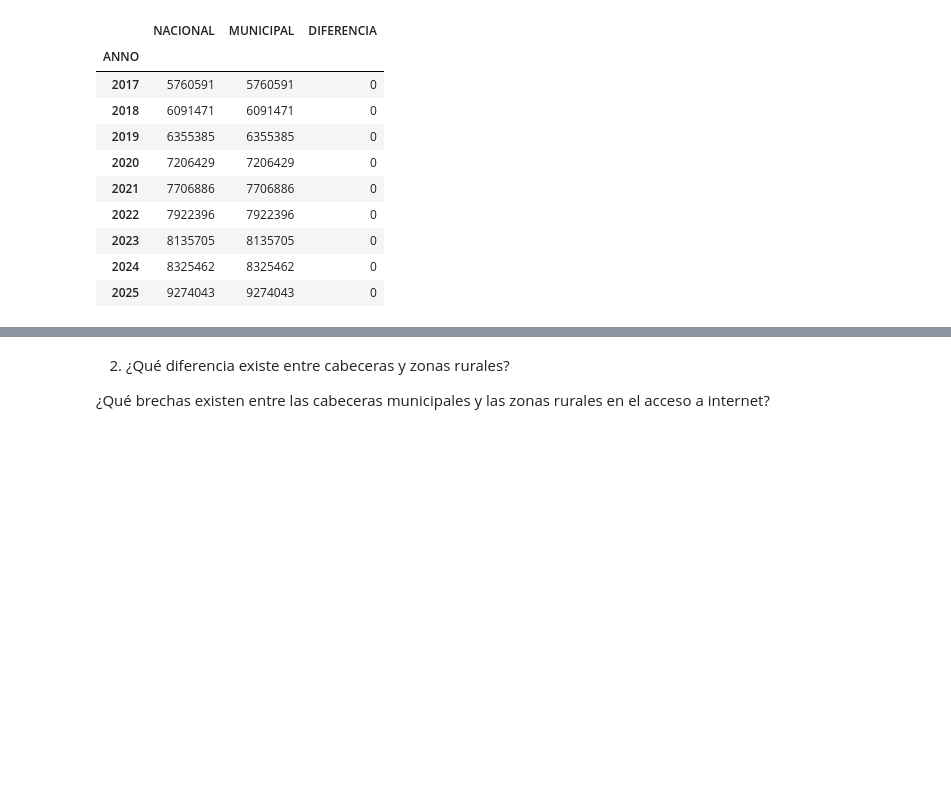
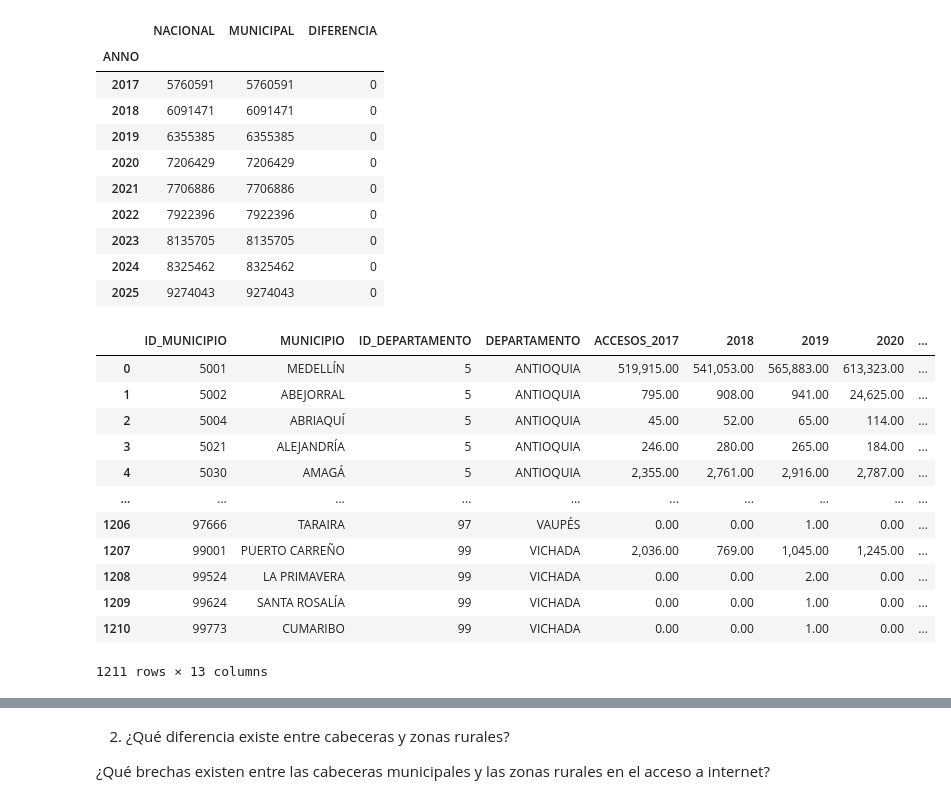
Before and after one commit to juanchocor/Colombia_en_datos, a Jupyter notebook: episodios/004_conectividad_brechas/notebooks/002_respuestas_y_graficos.ipynb, the cells around one changed output, grey strips where cells are left out. Cells and saved outputs as stored; diff of their text form; code cells hidden in the pictures; blank space fills up the shorter version.

```diff
--- a/episodios/004_conectividad_brechas/notebooks/002_respuestas_y_graficos.ipynb
+++ b/episodios/004_conectividad_brechas/notebooks/002_respuestas_y_graficos.ipynb
@@ -429,3 +429,19 @@ comparacion
 | 2023 | 8135705 | 8135705 | 0 |
 | 2024 | 8325462 | 8325462 | 0 |
 | 2025 | 9274043 | 9274043 | 0 |
+# %%
+municipios_pivot
+# %% [output]
+|  | ID_MUNICIPIO | MUNICIPIO | ID_DEPARTAMENTO | DEPARTAMENTO | ACCESOS_2017 | 2018 | 2019 | 2020 | ... |
+| 0 | 5001 | MEDELLÍN | 5 | ANTIOQUIA | 519,915.00 | 541,053.00 | 565,883.00 | 613,323.00 | ... |
+| 1 | 5002 | ABEJORRAL | 5 | ANTIOQUIA | 795.00 | 908.00 | 941.00 | 24,625.00 | ... |
+| 2 | 5004 | ABRIAQUÍ | 5 | ANTIOQUIA | 45.00 | 52.00 | 65.00 | 114.00 | ... |
+| 3 | 5021 | ALEJANDRÍA | 5 | ANTIOQUIA | 246.00 | 280.00 | 265.00 | 184.00 | ... |
+| 4 | 5030 | AMAGÁ | 5 | ANTIOQUIA | 2,355.00 | 2,761.00 | 2,916.00 | 2,787.00 | ... |
+| ... | ... | ... | ... | ... | ... | ... | ... | ... | ... |
+| 1206 | 97666 | TARAIRA | 97 | VAUPÉS | 0.00 | 0.00 | 1.00 | 0.00 | ... |
+| 1207 | 99001 | PUERTO CARREÑO | 99 | VICHADA | 2,036.00 | 769.00 | 1,045.00 | 1,245.00 | ... |
+| 1208 | 99524 | LA PRIMAVERA | 99 | VICHADA | 0.00 | 0.00 | 2.00 | 0.00 | ... |
+| 1209 | 99624 | SANTA ROSALÍA | 99 | VICHADA | 0.00 | 0.00 | 1.00 | 0.00 | ... |
+| 1210 | 99773 | CUMARIBO | 99 | VICHADA | 0.00 | 0.00 | 1.00 | 0.00 | ... |
+1211 rows × 13 columns
```
Also changed, not shown: parts of 30 cells of this notebook.
